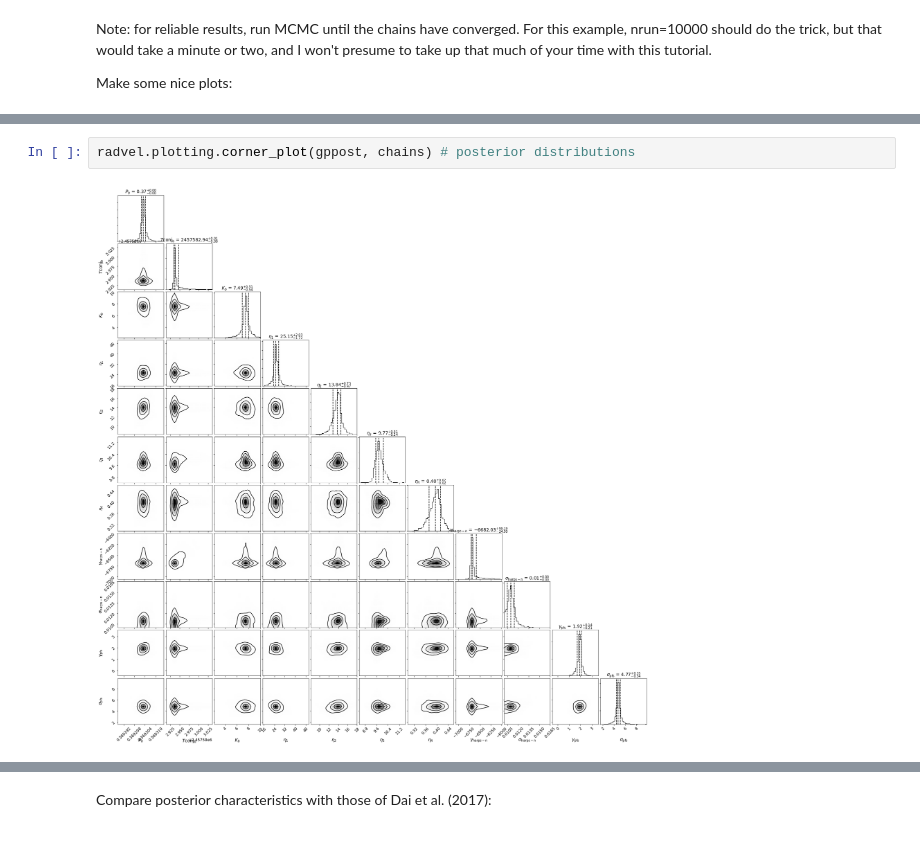
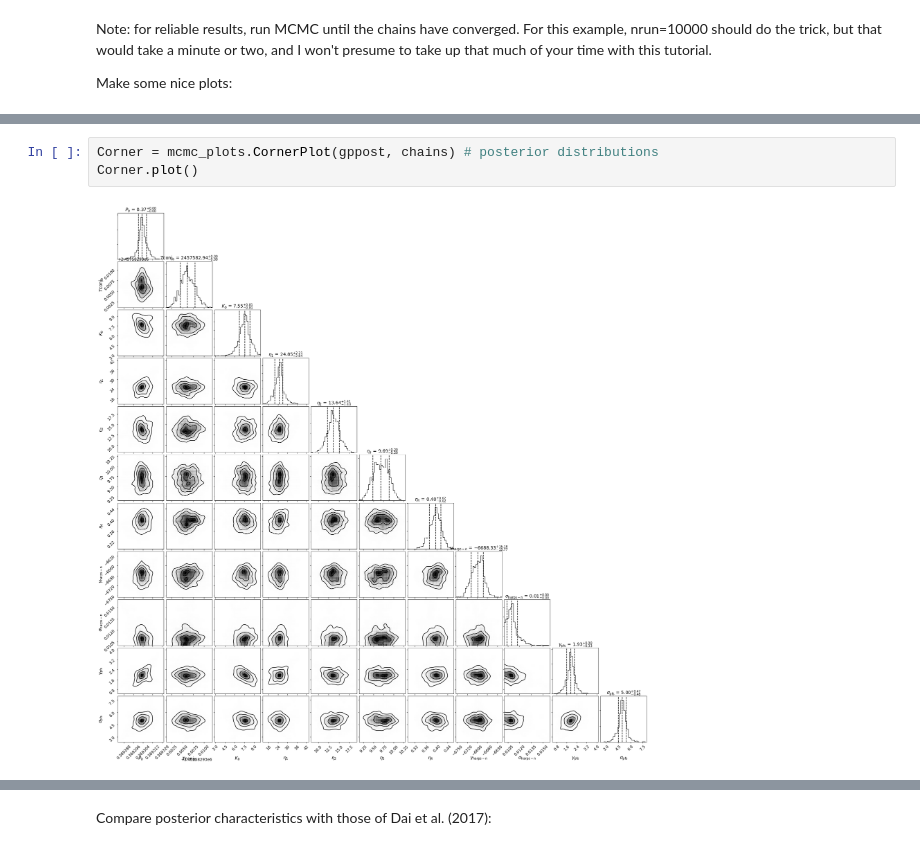
Before and after one commit to California-Planet-Search/radvel, a Jupyter notebook: docs/tutorials/GaussianProcess-tutorial.ipynb, the cells around one changed output, grey strips where cells are left out. Saved outputs shown, nothing was run; the diff lists cells and outputs as text.

Commit message:
Updated jupyter notebooks to comply with new plotting regime.
Notable (small) differences:
- `import radvel.plotting` -> `from radvel.plot import orbit_plots, mcmc_plots`

```diff
--- a/docs/tutorials/GaussianProcess-tutorial.ipynb
+++ b/docs/tutorials/GaussianProcess-tutorial.ipynb
@@ -200,7 +208,8 @@ radvel.plotting.rv_multipanel_plot(gppost) # max likelihood fit + 1 sigma GP unc
 # %%
-radvel.plotting.corner_plot(gppost, chains) # posterior distributions
+Corner = mcmc_plots.CornerPlot(gppost, chains) # posterior distributions
+Corner.plot()
 # %% [output]
-[figure, old version]
+[figure, new version]
 # %%
 quants = chains.quantile([0.159, 0.5, 0.841]) # median & 1sigma limits of posterior distributions
 
```
Also changed, not shown: parts of 6 cells of this notebook, 3 other files.
